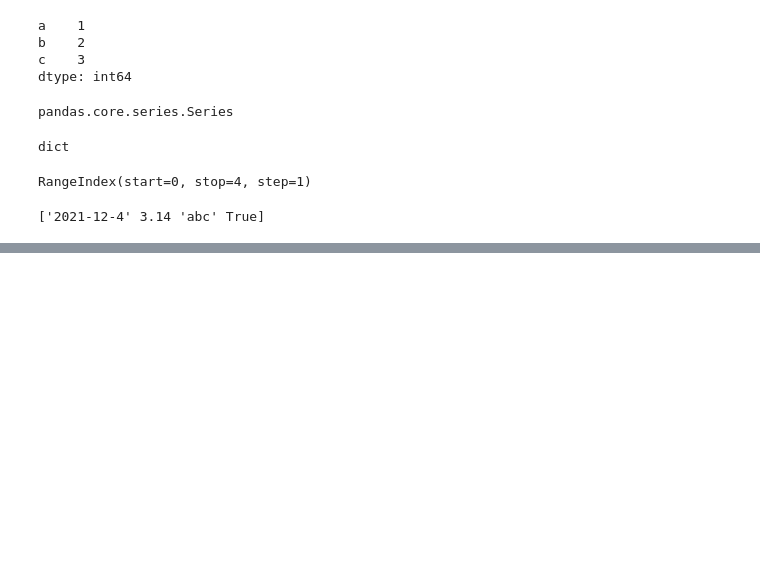
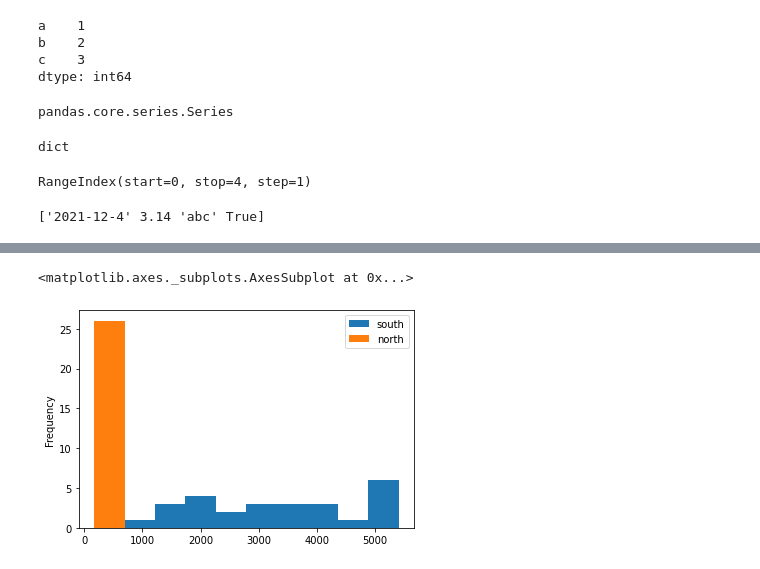
Before and after one commit to seoheejj1/pandas, a Jupyter notebook: bigdata2.ipynb, the cells around one changed output, grey strips where cells are left out. Cells and saved outputs as stored; diff of their text form; code cells hidden in the pictures; blank space fills up the shorter version.

```diff
--- a/bigdata2.ipynb
+++ b/bigdata2.ipynb
@@ -220,0 +653,9 @@ print(sr.values)
+# %%
+df=pd.read_excel('남북한발전전력량.xlsx')
+df_na=df.iloc[[0,5],3:]
+df_ns.index=['south','north']
+tdf_ns=df_ns.T
+tdf_ns.plot(kind='hist')
+# %% [output]
+<matplotlib.axes._subplots.AxesSubplot at 0x...>
+[figure, added]
```
Also changed, not shown: parts of 54 cells of this notebook.
